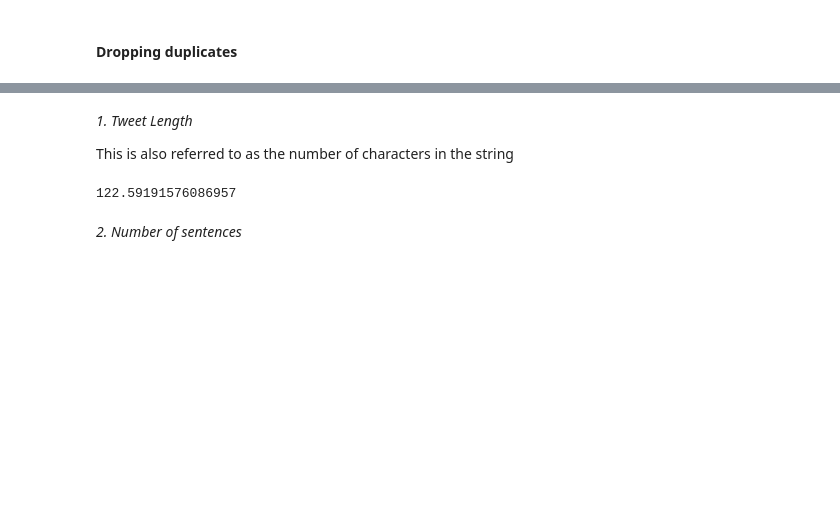
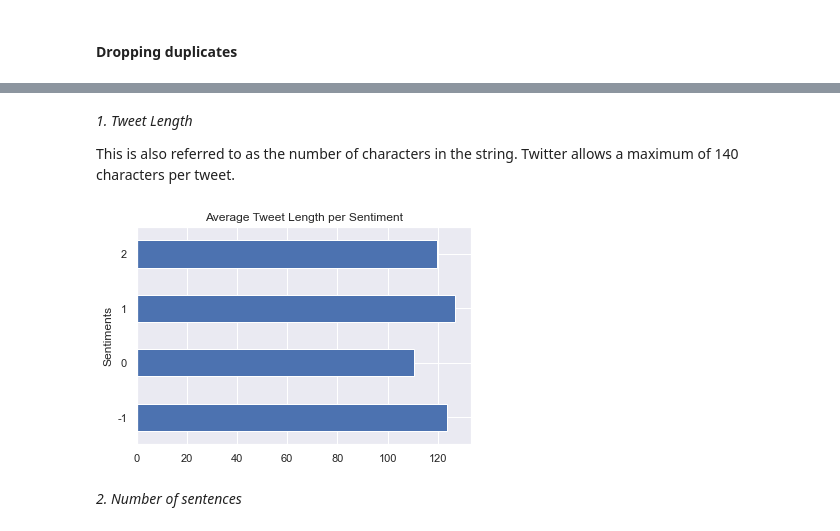
Before and after one commit to JessWN/2110ACDS_T13, a Jupyter notebook: 2110ACDS_T13.ipynb, the cells around one changed output, grey strips where cells are left out. Cells and saved outputs as stored; diff of their text form; code cells hidden in the pictures; blank space fills up the shorter version.

```diff
--- a/2110ACDS_T13.ipynb
+++ b/2110ACDS_T13.ipynb
@@ -720,6 +780,0 @@ In the EDA section, it was noted that the Pro sentiments had the highest duplica
-# %%
-train_df_allduplicate = train_df[(train_df['sentiment'] == 1 )& (train_df.duplicated(['message']))]
-train_df_noduplicate = train_df_allduplicate.drop_duplicates('message', keep = 'first')
-train_df_discduplicate = train_df_allduplicate.drop(index = train_df_noduplicate.index)
-train_df = train_df.drop(index = train_df_discduplicate.index)
-train_df_discduplicate.sort_values('message')
@@ -754,0 +797,4 @@ Method features for additional features and look at how it distributes with each
+# %%
+train_df = train_df.drop_duplicates('message', keep = 'first')
+clean_duplicated_values = train_df[train_df.duplicated(['message'])]
+clean_duplicated_values['sentiment'].value_counts()
@@ -755,12 +824,16 @@ Method features for additional features and look at how it distributes with each
 # %% [markdown]
 _1. Tweet Length_
 
-This is also referred to as the number of characters in the string
+This is also referred to as the number of characters in the string. Twitter allows a maximum of 140 characters per tweet.
 # %%
 train_df['tweet_len'] = train_df['message'].astype(str).apply(len)
-train_df['tweet_len'].mean()
+train_df.groupby('sentiment')['tweet_len'].mean().plot(kind = 'barh',
+                                                       title = 'Average Tweet Length per Sentiment',
+                                                       xlabel = 'Sentiments',
+                                                         ylabel = 'Frequency')
+plt.show()
 # %% [output]
-122.59191576086957
+[figure, added]
 # %% [markdown]
 _2. Number of sentences_
 # %%
```
Also changed, not shown: parts of 80 cells of this notebook.
